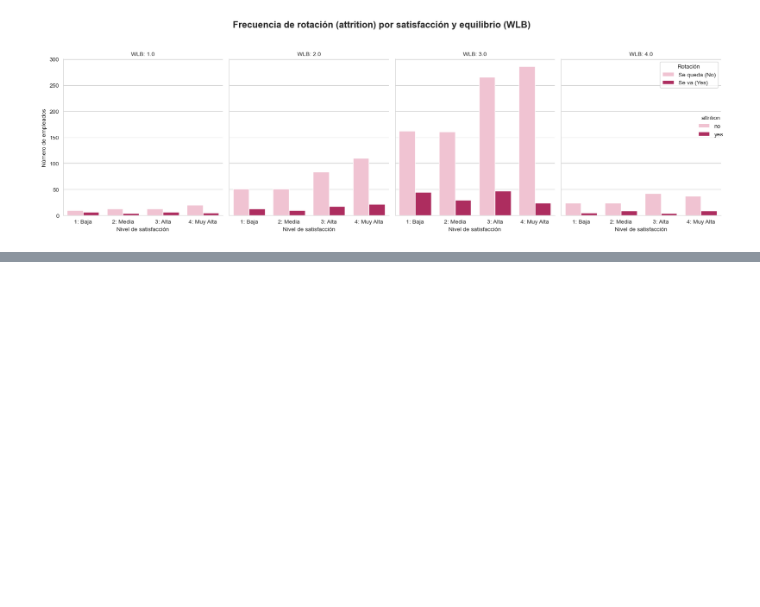
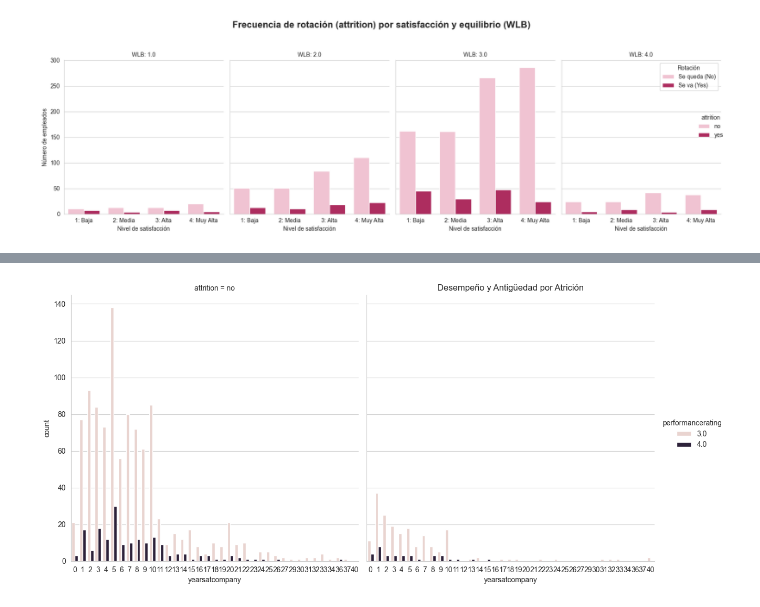
Before and after one commit to omniaunusest/VIZ-analytics-4-employee-data-talent-insights, a Jupyter notebook: visualizaciones.ipynb, the cells around one changed output, grey strips where cells are left out. Drawn from its saved outputs; the diff is of its cells as text; code cells hidden in the pictures; blank space fills up the shorter version.

```diff
--- a/visualizaciones.ipynb
+++ b/visualizaciones.ipynb
@@ -510,0 +589,10 @@ np.int64(526)
+# %%
+sns.catplot(data=df, x='yearsatcompany', col='attrition', hue='performancerating', kind='count', height=6, aspect=1)
+plt.title('Desempeño y Antigüedad por Atrición')
+plt.show()
+
+# Columnas: Separadas por atrición (attrition):
+# Izquierda: Empleados que no se fueron (attrition = no).
+# Derecha: Empleados que sí se fueron (attrition = yes).
+# %% [output]
+[figure, added]
```
Also changed, not shown: parts of 18 cells of this notebook.
